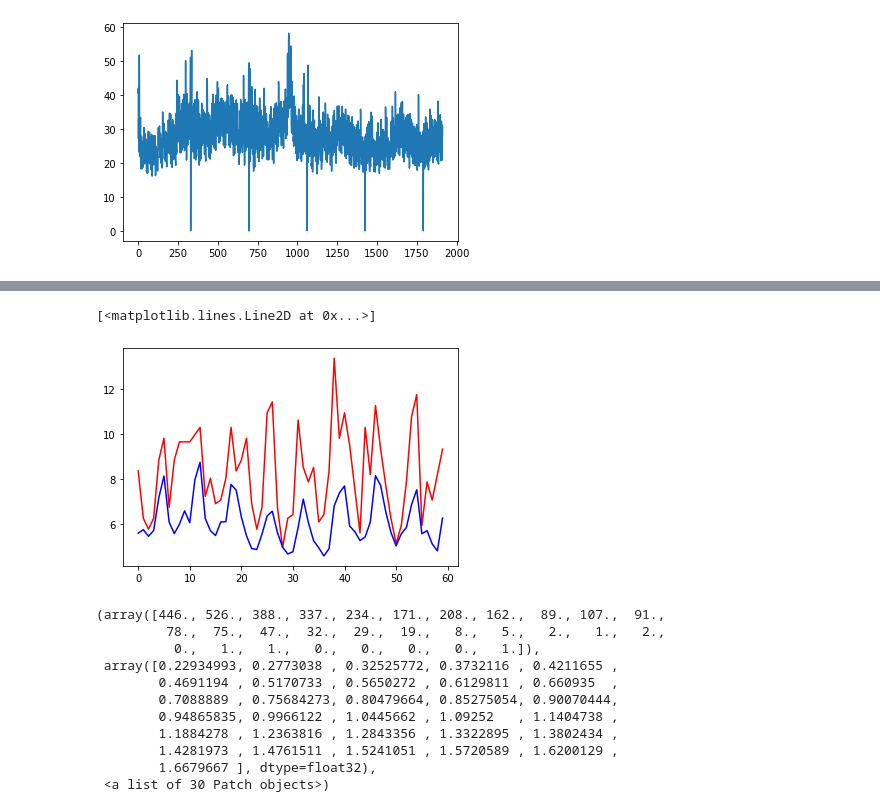
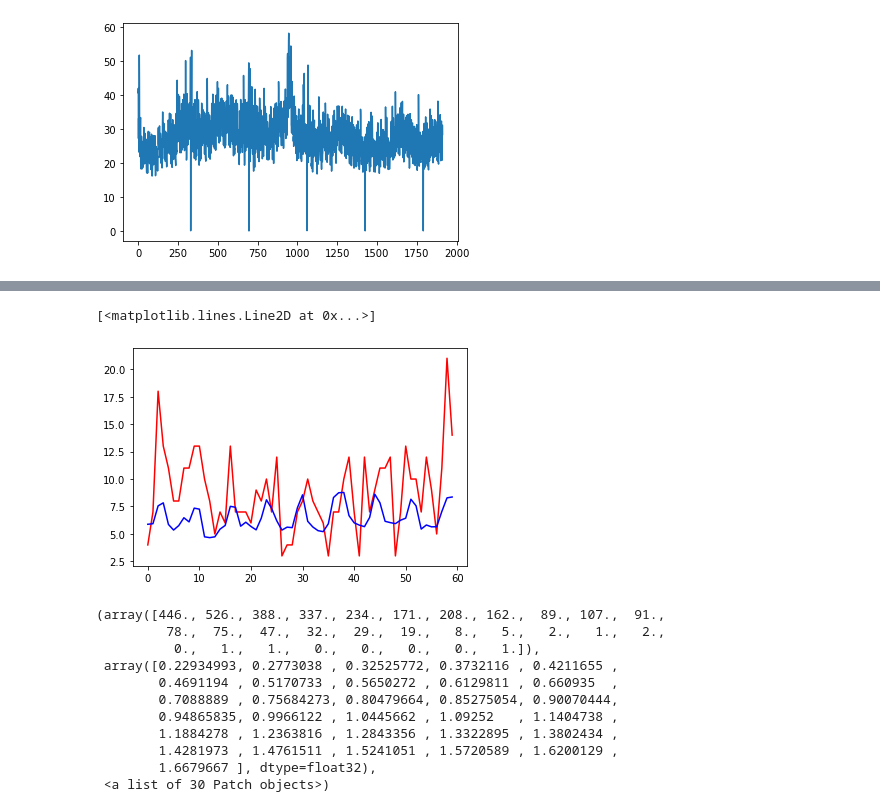
Before and after one commit to googleinterns/hierarchicalforecasting, a Jupyter notebook: notebooks/m5_visualize.ipynb, the cells around one changed output, grey strips where cells are left out. Cells and saved outputs as stored; diff of their text form; code cells hidden in the pictures.

```diff
--- a/notebooks/m5_visualize.ipynb
+++ b/notebooks/m5_visualize.ipynb
@@ -14,10 +15,10 @@ from sklearn.decomposition import PCA
 import networkx as nx
 # %%
-import data_loader
+import tree
 
 pkl_path = '../data/m5/data.pkl'
 with open(pkl_path, 'rb') as fin:
-    tree, num_ts, ts_data, feats = pickle.load(fin)
+    tree, ts_data, feats = pickle.load(fin)
 # ts_means = np.mean(ts_data, axis=1).reshape((-1, 1))
 # ts_data /= ts_means
 
@@ -48,4 +103,4 @@ nx.draw(G, with_labels=False, node_size=1)
 # %%
-pca = PCA()
-pca.fit(ts_data)
+pca = PCA(n_components=10)
+pca.fit(ts_data_norm.T)
 # %% [output]
@@ -53,16 +114,16 @@ PCA()
 # %%
 ncomp = 10
 idx = np.random.choice(tree.levels[3])
-x = ts_data[idx:idx+1]
+x = ts_data_norm[:, idx:idx+1].T
 xhat = np.dot(pca.transform(x)[:,:ncomp], pca.components_[:ncomp,:])
 xhat += pca.mean_
 xhat = xhat[0]
 nts = 60
 plt.plot(range(nts), x[0][-nts:], 'r')
 plt.plot(range(nts), xhat[-nts:], 'b')
 # %% [output]
 [<matplotlib.lines.Line2D at 0x...>]
-[figure, old version]
+[figure, new version]
 # %%
 plt.hist(np.log(var1 / var2), bins=30)
 # %% [output]
```
Also changed, not shown: parts of 10 cells of this notebook, 12 other files.
